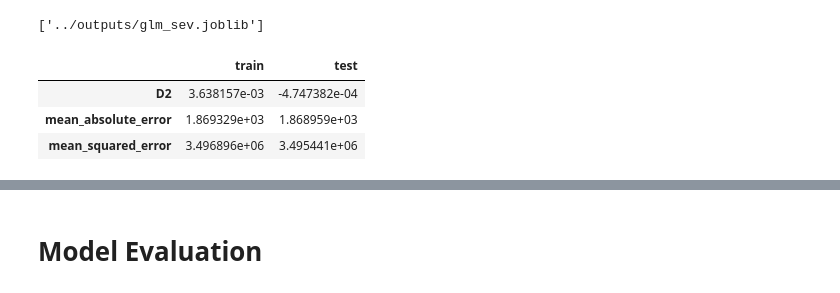
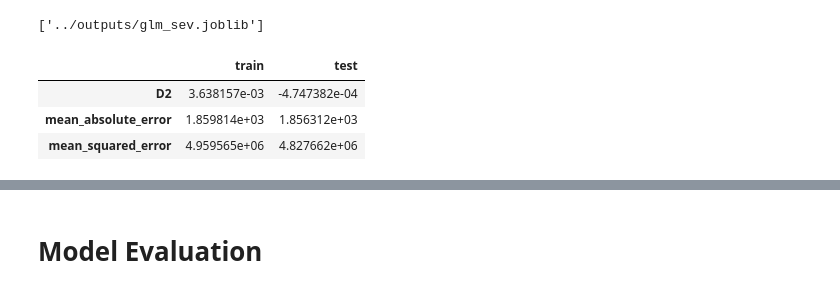
Before and after one commit to bhishanpdl/Project_French_Motor_Claims, a Jupyter notebook: notebooks/b02_severity_modelling.ipynb, the cells around one changed output, grey strips where cells are left out. Saved outputs shown, nothing was run; the diff lists cells and outputs as text; code cells hidden in the pictures.

```diff
--- a/notebooks/b02_severity_modelling.ipynb
+++ b/notebooks/b02_severity_modelling.ipynb
@@ -126,34 +119,38 @@ with open("../outputs/mask_train_test.json","w") as fo:
 # %%
 # glm_sev.score?
 # %%
+target = 'AvgClaimAmount'
+y_train = df_train[target].to_numpy().ravel()
+y_test = df_test[target].to_numpy().ravel()
+
 tr_D2 = glm_sev.score(X_train[mask_train],
                       df_train.loc[mask_train, 'AvgClaimAmount'],
                       sample_weight=df_train.loc[mask_train, 'ClaimNb'])
 
 tx_D2 = glm_sev.score(X_test[mask_test],
                       df_test.loc[mask_test, 'AvgClaimAmount'],
                       sample_weight=df_test.loc[mask_test, 'ClaimNb'])
 
 tr_preds = glm_sev.predict(X_train)
 tx_preds = glm_sev.predict(X_test)
 
 tr_mae = mean_absolute_error(y_train,tr_preds)
 tx_mae = mean_absolute_error(y_test,tx_preds)
 
 tr_mse = mean_squared_error(y_train, tr_preds)
 tx_mse = mean_squared_error(y_test,tx_preds)
 
 df_eval_sev = pd.DataFrame(
 {'train': [tr_D2, tr_mae, tr_mse],
 'test': [tx_D2, tx_mae, tx_mse]})
 
 df_eval_sev.index = ['D2','mean_absolute_error','mean_squared_error']
 df_eval_sev
 # %% [output]
 |  | train | test |
 | D2 | 3.638157e-03 | -4.747382e-04 |
-| mean_absolute_error | 1.869329e+03 | 1.868959e+03 |
-| mean_squared_error | 3.496896e+06 | 3.495441e+06 |
+| mean_absolute_error | 1.859814e+03 | 1.856312e+03 |
+| mean_squared_error | 4.959565e+06 | 4.827662e+06 |
 # %%
 # NOTE
 note = """
```
Also changed, not shown: parts of 5 cells of this notebook, 7 other files.
